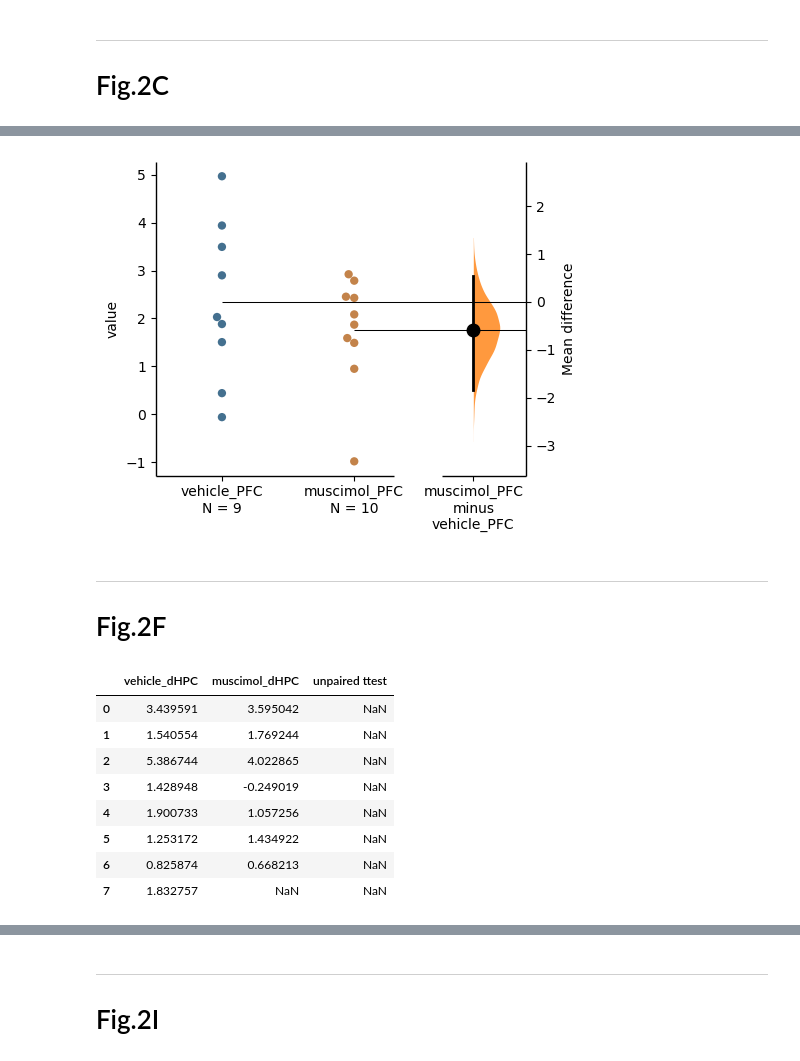
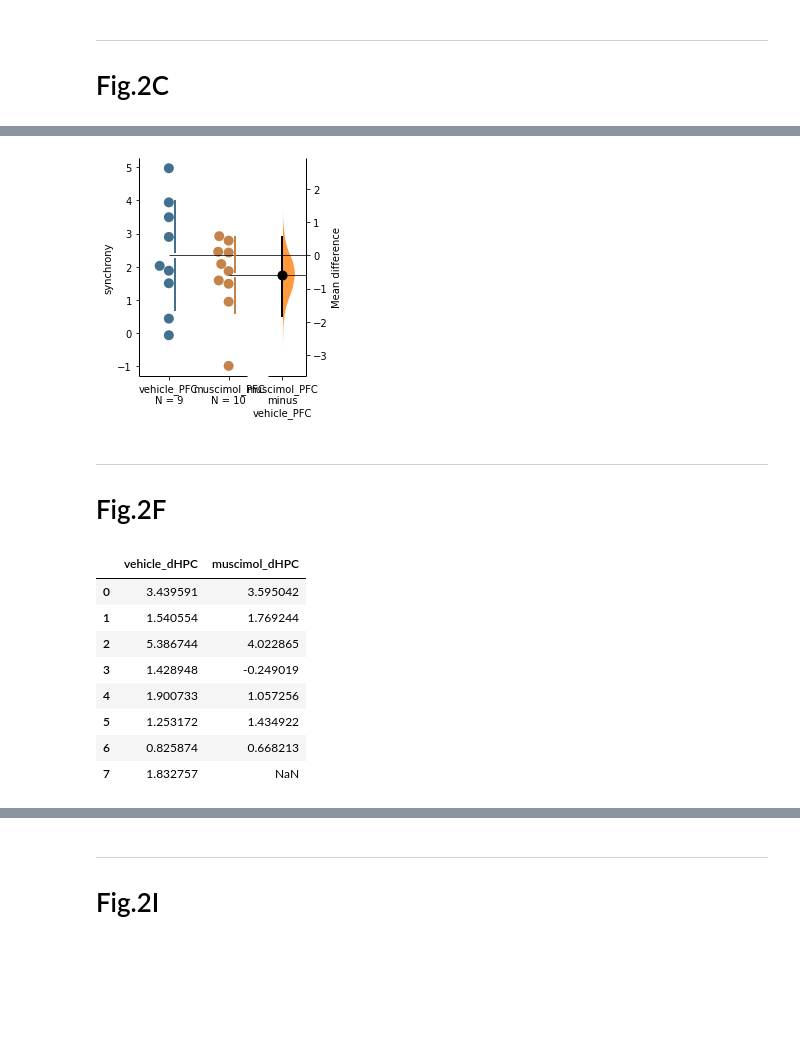
Before and after one commit to wataruito/Codes_in_Emotional_sync_Ito_et_al, a Jupyter notebook: statistical_analyses.ipynb, the cells around one changed output, grey strips where cells are left out. Saved outputs shown, nothing was run; the diff lists cells and outputs as text; code cells hidden in the pictures; blank space fills up the shorter version.

```diff
--- a/statistical_analyses.ipynb
+++ b/statistical_analyses.ipynb
@@ -60,11 +105,15 @@ two_groups_unpaired.mean_diff.plot();
 # %% [markdown]
 ---
 # Fig.2C
+# %%
+data_file = 'data_for_statistical_analyses.xlsx'
+# Specify the Worksheet Tabs in the Excel file. From left to right, the number start from 0.
+sheet_number = 1
 # %%
-synch_figures_file = 'Synch_figures.xlsx'
-synch_figures =  pd.read_excel(synch_figures_file,
-                              sheet_name=1,
+synch_figures =  pd.read_excel(data_file,
+                              sheet_name=sheet_number,
                               header=0,
                               index_col=False,
                               keep_default_na=True
                               )
+synch_figures
@@ -87,7 +134,10 @@ synch_figures
-# %%
-two_groups_unpaired.mean_diff.plot();
-# %% [output]
-[figure, removed]
+# %%
+from matplotlib import pyplot as plt
+f, axx = plt.subplots(figsize=(3,4))
+two_groups_unpaired.mean_diff.plot(raw_marker_size=10, es_marker_size=9,ax=axx, group_summaries='mean_sd', swarm_label="synchrony", float_contrast=True);
+plt.savefig("fig2c.eps", format='eps', dpi=1000)
+# %% [output]
+[figure, added]
 # %% [markdown]
 ---
 # Fig.2F
@@ -94,21 +148,19 @@ two_groups_unpaired.mean_diff.plot();
 # %%
-synch_figures_file = 'Synch_figures.xlsx'
-synch_figures =  pd.read_excel(synch_figures_file,
-                              sheet_name=2,
+synch_figures =  pd.read_excel(data_file,
+                              sheet_name=sheet_number,
                               header=0,
                               index_col=False,
                               keep_default_na=True
                               )
+synch_figures
+# %% [output]
+|  | vehicle_dHPC | muscimol_dHPC |
+| 0 | 3.439591 | 3.595042 |
+| 1 | 1.540554 | 1.769244 |
+| 2 | 5.386744 | 4.022865 |
+| 3 | 1.428948 | -0.249019 |
+| 4 | 1.900733 | 1.057256 |
+| 5 | 1.253172 | 1.434922 |
+| 6 | 0.825874 | 0.668213 |
+| 7 | 1.832757 | NaN |
-# %%
-synch_figures
-# %% [output]
-|  | vehicle_dHPC | muscimol_dHPC | unpaired ttest |
-| 0 | 3.439591 | 3.595042 | NaN |
-| 1 | 1.540554 | 1.769244 | NaN |
-| 2 | 5.386744 | 4.022865 | NaN |
-| 3 | 1.428948 | -0.249019 | NaN |
-| 4 | 1.900733 | 1.057256 | NaN |
-| 5 | 1.253172 | 1.434922 | NaN |
-| 6 | 0.825874 | 0.668213 | NaN |
-| 7 | 1.832757 | NaN | NaN |
 # %%
```
Also changed, not shown: parts of 38 cells of this notebook, 9 other files.
